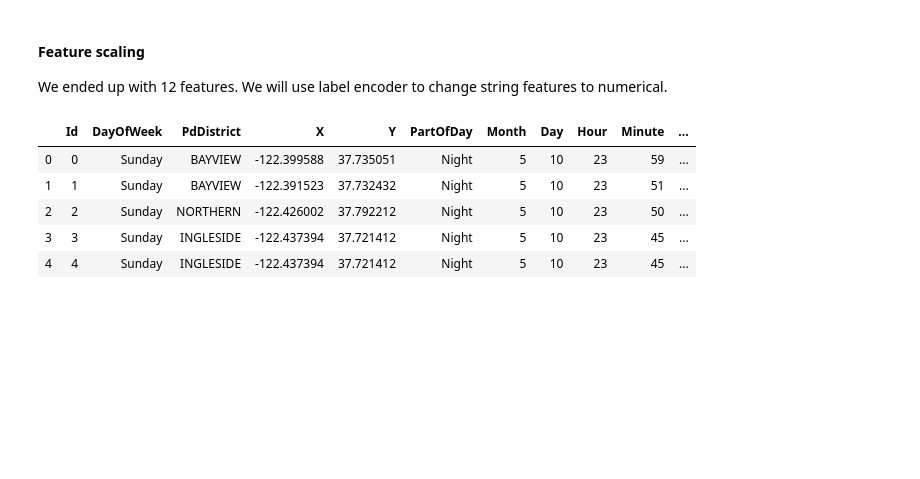
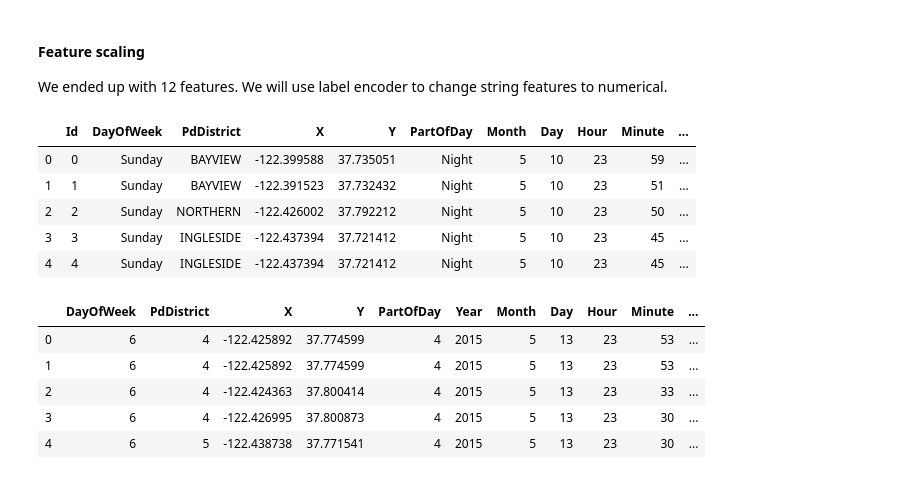
Before and after one commit to Frustrado/Crime-Classification, a Jupyter notebook: SF_crimes_analysis.ipynb, the cells around one changed output. Saved outputs shown, nothing was run; the diff lists cells and outputs as text; code cells hidden in the pictures; blank space fills up the shorter version.

```diff
--- a/SF_crimes_analysis.ipynb
+++ b/SF_crimes_analysis.ipynb
@@ -543,3 +556,12 @@ sc = StandardScaler()
 sc.fit(X_train)
 X_train_std = sc.transform(X_train)
 X_test_std = sc.transform(X_test)
+# %%
+train_df.head()
+# %% [output]
+|  | DayOfWeek | PdDistrict | X | Y | PartOfDay | Year | Month | Day | Hour | Minute | ... |
+| 0 | 6 | 4 | -122.425892 | 37.774599 | 4 | 2015 | 5 | 13 | 23 | 53 | ... |
+| 1 | 6 | 4 | -122.425892 | 37.774599 | 4 | 2015 | 5 | 13 | 23 | 53 | ... |
+| 2 | 6 | 4 | -122.424363 | 37.800414 | 4 | 2015 | 5 | 13 | 23 | 33 | ... |
+| 3 | 6 | 4 | -122.426995 | 37.800873 | 4 | 2015 | 5 | 13 | 23 | 30 | ... |
+| 4 | 6 | 5 | -122.438738 | 37.771541 | 4 | 2015 | 5 | 13 | 23 | 30 | ... |
```
Also changed, not shown: parts of 22 cells of this notebook.
